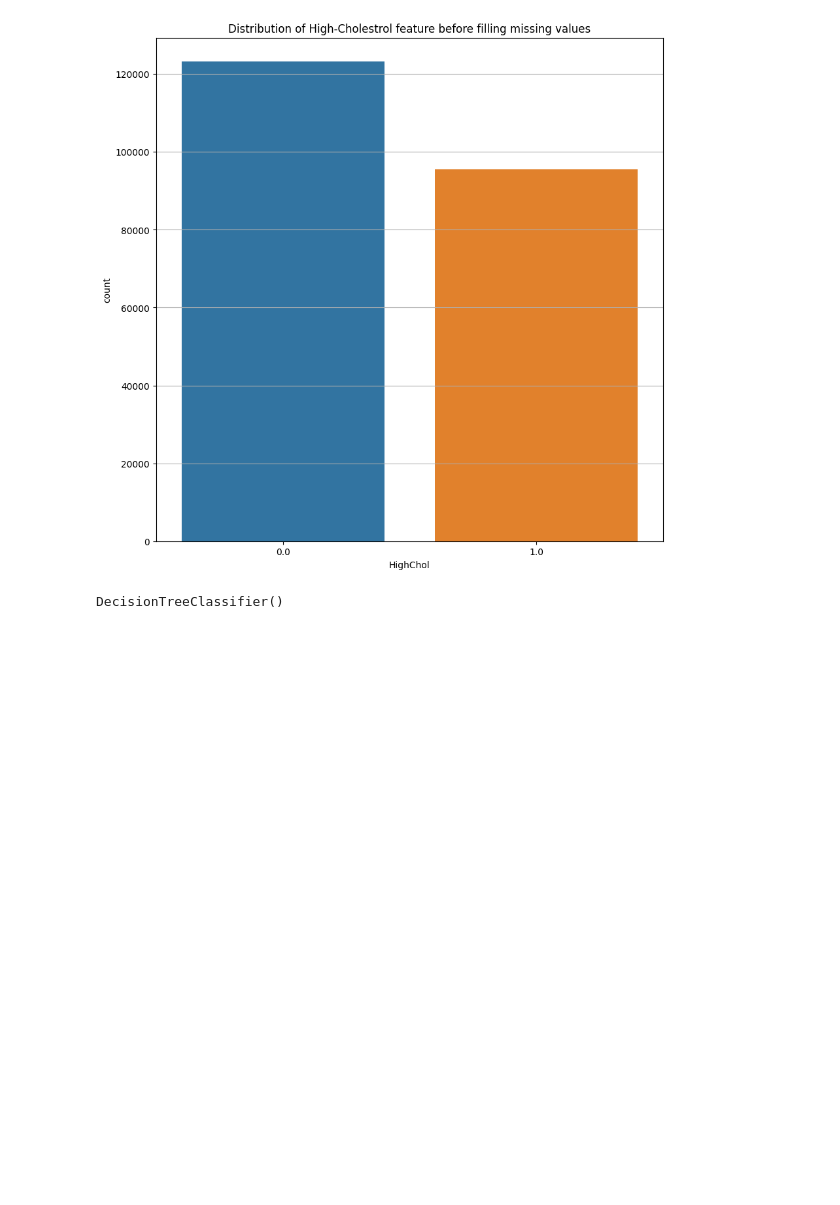
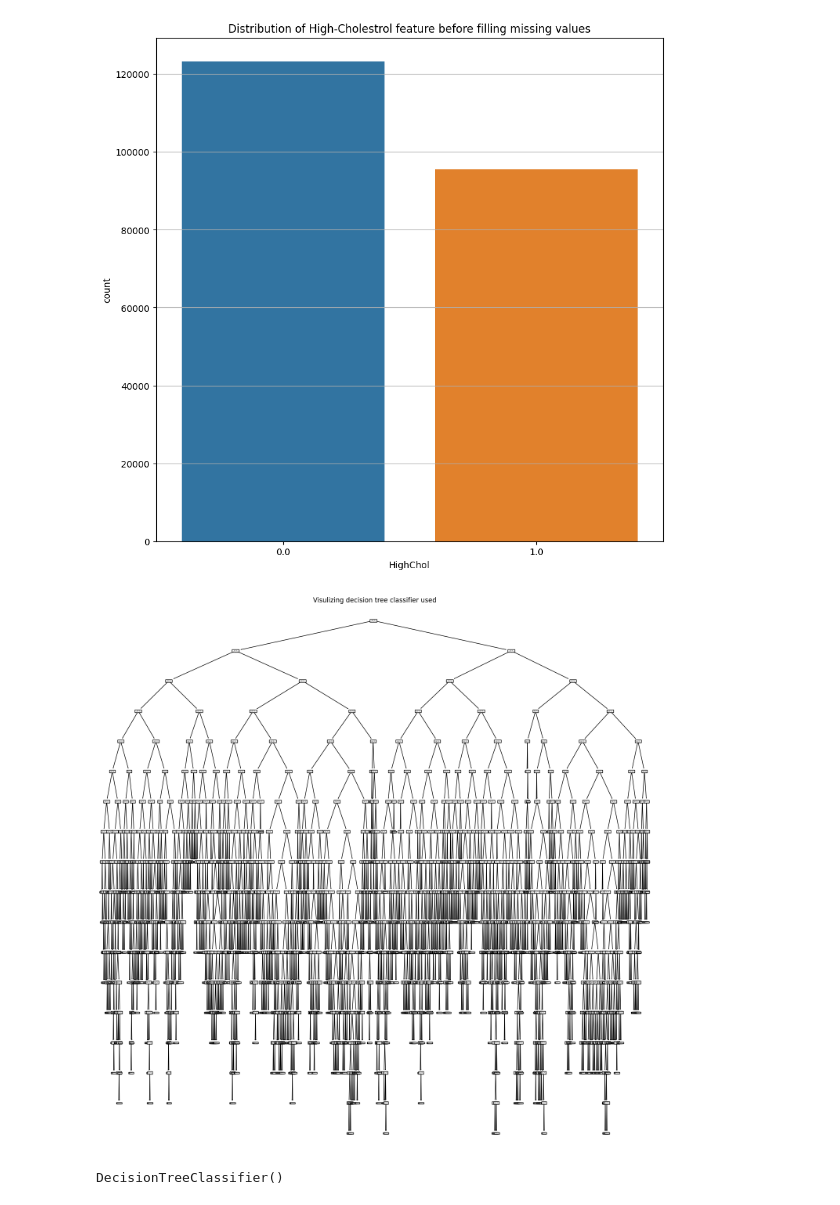
Before and after one commit to pdpavandesai/MergingDiabetesData, a Jupyter notebook: MergedDatasetPrep.ipynb, the cells around one changed output. Cells and saved outputs as stored; diff of their text form; code cells hidden in the pictures; blank space fills up the shorter version.

```diff
--- a/MergedDatasetPrep.ipynb
+++ b/MergedDatasetPrep.ipynb
@@ -88,6 +90,13 @@ y = valid_data[missing_feature]
 X_train, X_test, y_train, y_test = train_test_split(X, y, test_size=0.2, random_state=42)
 # %%
 clf = DecisionTreeClassifier()
+# %%
+plt.figure(figsize=(18, 18))
+plot_tree(clf)
+plt.title('Visulizing decision tree classifier used')
+plt.show()
+# %% [output]
+[figure, added]
 # %%
 clf.fit(X_train, y_train)
 # %% [output]
```
Also changed, not shown: parts of 5 cells of this notebook.
